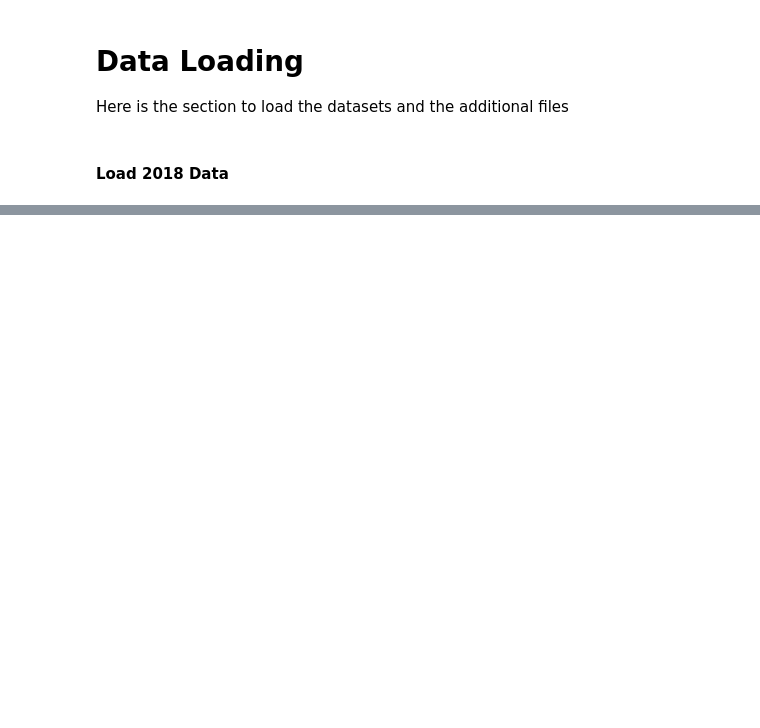
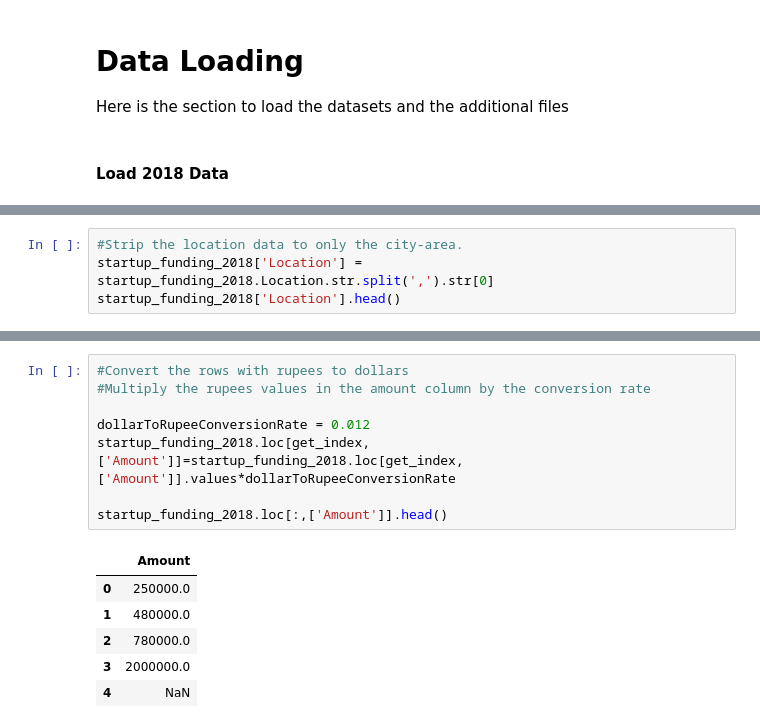
Before and after one commit to UnhookedMonk/Career_Accelerator_LP1-Data_Analysis, a Jupyter notebook: Main Code.ipynb, the cells around one changed output, grey strips where cells are left out. Saved outputs shown, nothing was run; the diff lists cells and outputs as text; blank space fills up the shorter version.

```diff
--- a/Main Code.ipynb
+++ b/Main Code.ipynb
@@ -99,0 +108,4 @@ startup_funding_2018['Funding Year'] = startup_funding_2018['Funding Year'].asty
+# %%
+#Strip the location data to only the city-area.
+startup_funding_2018['Location'] = startup_funding_2018.Location.str.split(',').str[0]
+startup_funding_2018['Location'].head()
@@ -99,0 +172,15 @@ startup_funding_2018['Funding Year'] = startup_funding_2018['Funding Year'].asty
+# %%
+#Convert the rows with rupees to dollars
+#Multiply the rupees values in the amount column by the conversion rate
+
+dollarToRupeeConversionRate = 0.012
+startup_funding_2018.loc[get_index,['Amount']]=startup_funding_2018.loc[get_index,['Amount']].values*dollarToRupeeConversionRate
+
+startup_funding_2018.loc[:,['Amount']].head()
+# %% [output]
+|  | Amount |
+| 0 | 250000.0 |
+| 1 | 480000.0 |
+| 2 | 780000.0 |
+| 3 | 2000000.0 |
+| 4 | NaN |
```
Also changed, not shown: parts of 17 cells of this notebook.
